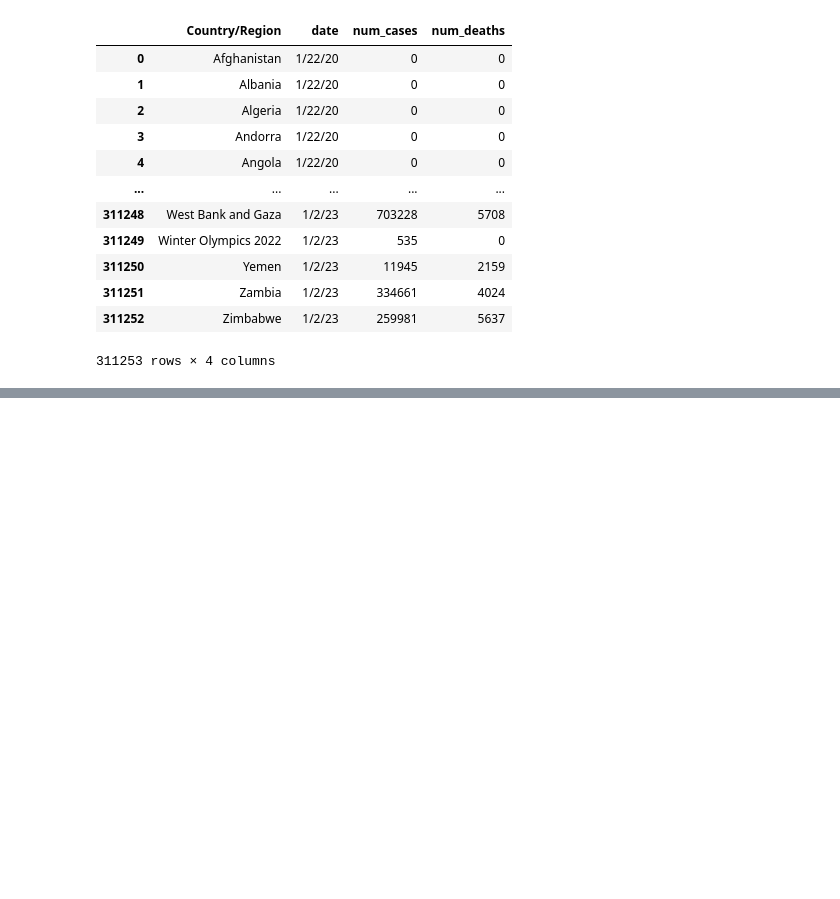
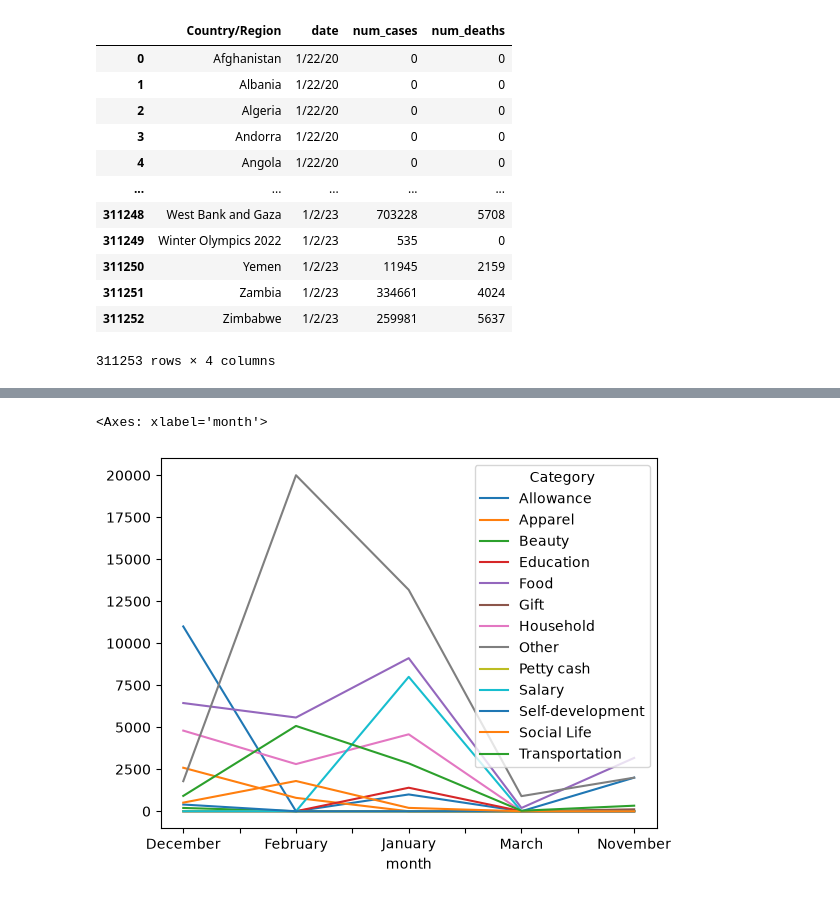
Before and after one commit to actionxbar-14/Data_Analytics, a Jupyter notebook: Python/Pandas/Notebooks/Lecture_5.ipynb, the cells around one changed output, grey strips where cells are left out. Saved outputs shown, nothing was run; the diff lists cells and outputs as text; code cells hidden in the pictures; blank space fills up the shorter version.

```diff
--- a/Python/Pandas/Notebooks/Lecture_5.ipynb
+++ b/Python/Pandas/Notebooks/Lecture_5.ipynb
@@ -683,0 +766,4 @@ confirm.merge(death , on=['Province/State' , 'Country/Region' , 'Lat' , 'Long' ,
+# %%
+## plotting graphs :
+
+df = pd.read_csv(r'C:\Users\ANUBHAV\Data_Analytics\Python\Pandas\Datasets\datasets-session-22\expense_data.csv')
@@ -683,0 +797,7 @@ confirm.merge(death , on=['Province/State' , 'Country/Region' , 'Lat' , 'Long' ,
+# %%
+## fetching the month name from the date column :
+
+df.info()
+
+df['Date'] = pd.to_datetime(df['Date'])
+df.info()
@@ -683,0 +827,4 @@ confirm.merge(death , on=['Province/State' , 'Country/Region' , 'Lat' , 'Long' ,
+# %%
+df['month'] = df['Date'].dt.month_name()
+
+df.head()
@@ -683,0 +838,5 @@ confirm.merge(death , on=['Province/State' , 'Country/Region' , 'Lat' , 'Long' ,
+# %%
+df.pivot_table(index = 'month' , columns= 'Category' , values = 'INR' , aggfunc = 'sum' , fill_value = 0).plot()
+# %% [output]
+<Axes: xlabel='month'>
+[figure, added]
```
Also changed, not shown: parts of 15 cells of this notebook.
